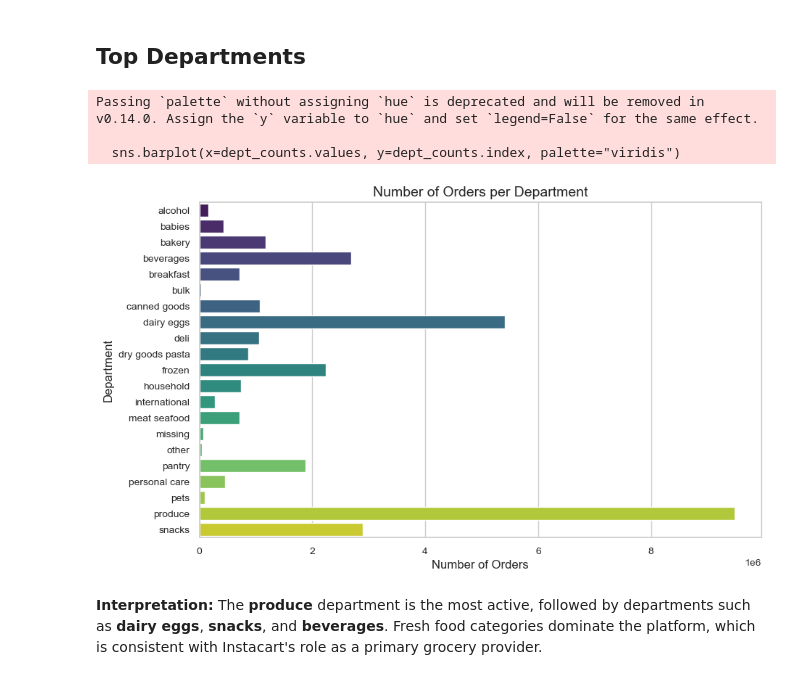
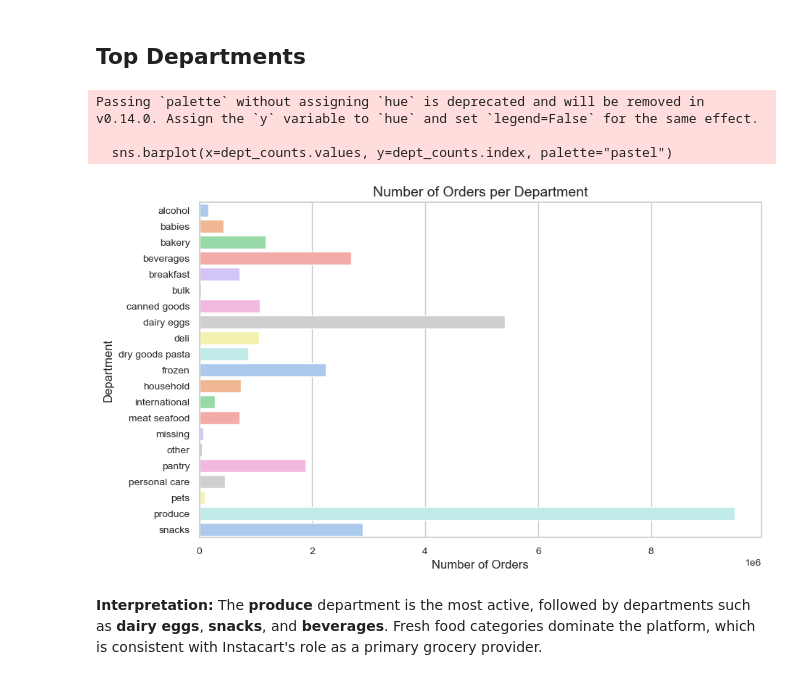
Before and after one commit to Blastronauta/CA2-Semester-2-ML-DV-integrated, a Jupyter notebook: MLBus_HDipData_CA2_KTamayo_Feb25.ipynb, the cells around one changed output. Drawn from its saved outputs; the diff is of its cells as text; code cells hidden in the pictures.

```diff
--- a/MLBus_HDipData_CA2_KTamayo_Feb25.ipynb
+++ b/MLBus_HDipData_CA2_KTamayo_Feb25.ipynb
@@ -416,21 +416,21 @@ Top Departments
 # %%
 dept_counts = (
     orders_products['department_name']
     .value_counts()
     .sort_values(ascending=False)
 )
 
 plt.figure(figsize=(10,6))
-sns.barplot(x=dept_counts.values, y=dept_counts.index, palette="viridis")
+sns.barplot(x=dept_counts.values, y=dept_counts.index, palette="pastel")
 plt.title("Number of Orders per Department")
 plt.xlabel("Number of Orders")
 plt.ylabel("Department")
 plt.show()
 # %% [output]
 Passing `palette` without assigning `hue` is deprecated and will be removed in v0.14.0. Assign the `y` variable to `hue` and set `legend=False` for the same effect.
 
-  sns.barplot(x=dept_counts.values, y=dept_counts.index, palette="viridis")
+  sns.barplot(x=dept_counts.values, y=dept_counts.index, palette="pastel")
-[figure, old version]
+[figure, new version]
 # %% [markdown]
 **Interpretation:** The **produce** department is the most active, followed by departments such as **dairy eggs**, **snacks**, and **beverages**.
 Fresh food categories dominate the platform, which is consistent with Instacart's role as a primary grocery provider.
```
Also changed, not shown: parts of 18 cells of this notebook.
